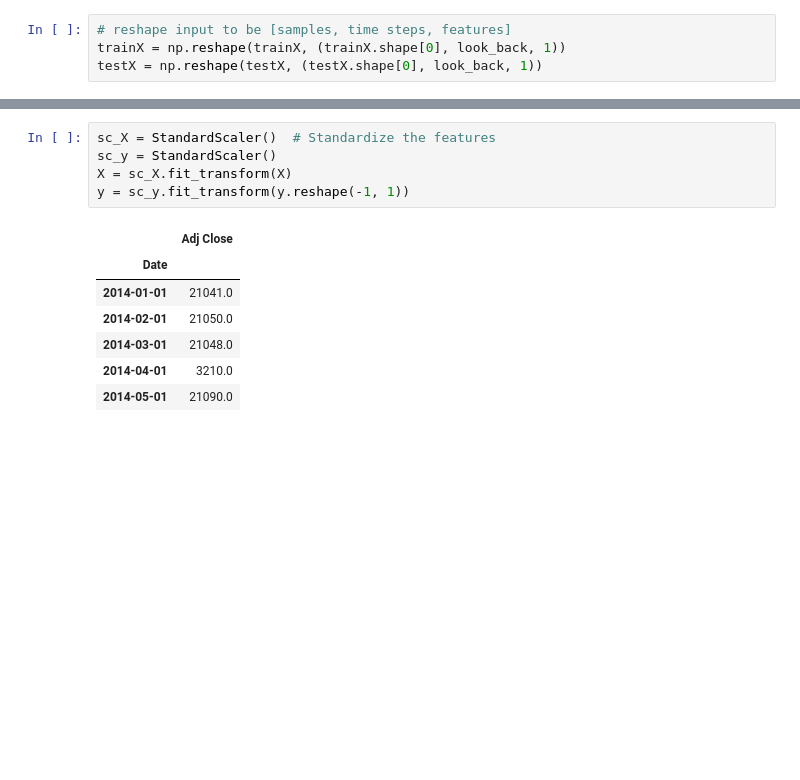
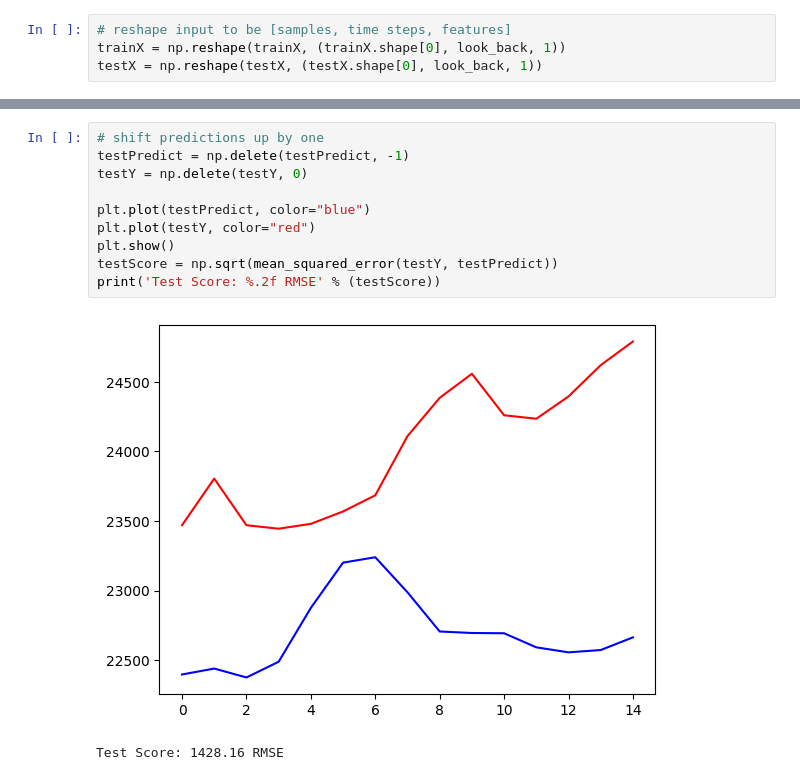
Before and after one commit to czarhirah/Econometrics, a Jupyter notebook: Zah/RNN LSTM v1.ipynb, the cells around one changed output, grey strips where cells are left out. Saved outputs shown, nothing was run; the diff lists cells and outputs as text; blank space fills up the shorter version.

```diff
--- a/Zah/RNN LSTM v1.ipynb
+++ b/Zah/RNN LSTM v1.ipynb
@@ -101,13 +122,13 @@ NameError: name 'LSTM' is not defined
-# %%
-sc_X = StandardScaler()  # Standardize the features
-sc_y = StandardScaler()
-X = sc_X.fit_transform(X)
-y = sc_y.fit_transform(y.reshape(-1, 1))
-# %% [output]
-|  | Adj Close |
-| Date |  |
-| 2014-01-01 | 21041.0 |
-| 2014-02-01 | 21050.0 |
-| 2014-03-01 | 21048.0 |
-| 2014-04-01 | 3210.0 |
-| 2014-05-01 | 21090.0 |
+# %%
+# shift predictions up by one
+testPredict = np.delete(testPredict, -1)
+testY = np.delete(testY, 0)
+
+plt.plot(testPredict, color="blue")
+plt.plot(testY, color="red")
+plt.show()
+testScore = np.sqrt(mean_squared_error(testY, testPredict))
+print('Test Score: %.2f RMSE' % (testScore))
+# %% [output]
+[figure, added]
+Test Score: 1428.16 RMSE
```
Also changed, not shown: parts of 3 cells of this notebook, 1 other file.
